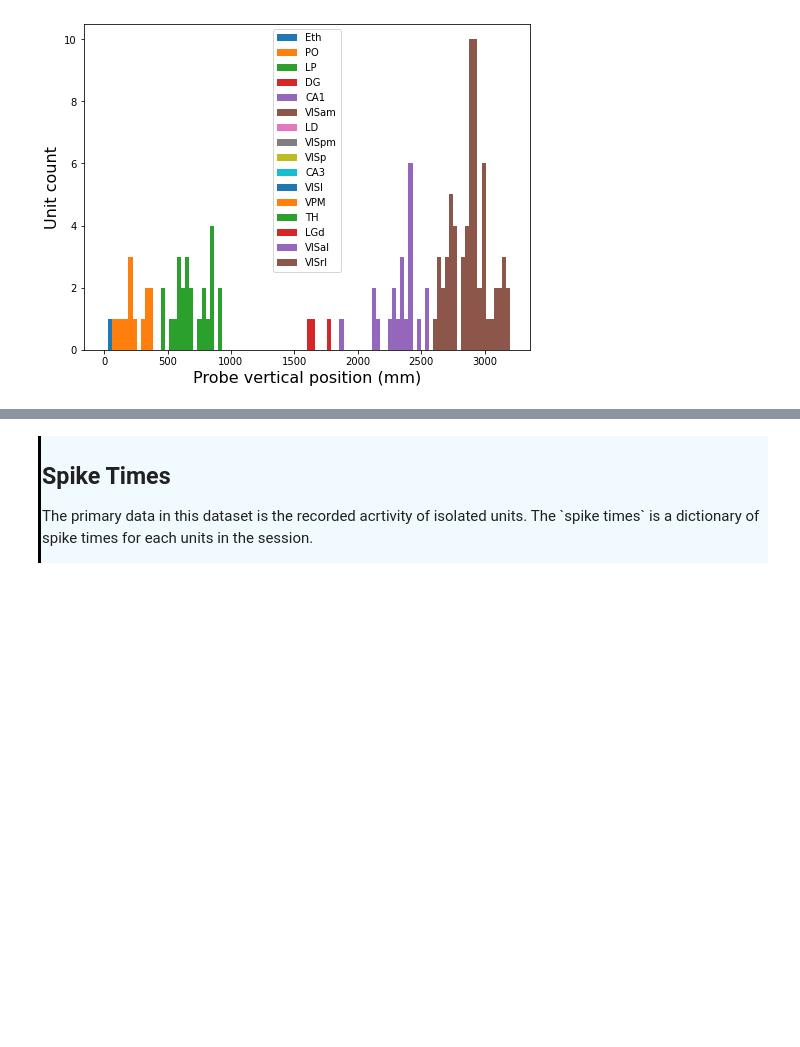
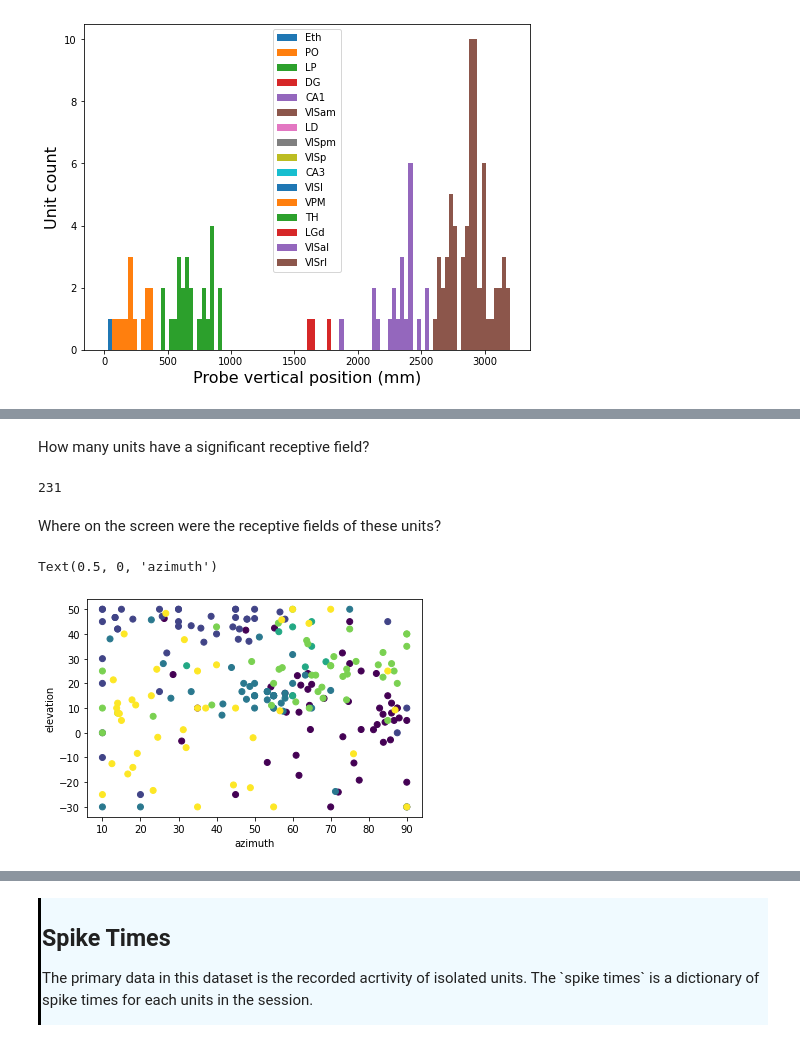
Before and after one commit to AllenInstitute/swdb_2021, a Jupyter notebook: DynamicBrain/Neuropixels_walkthrough.ipynb, the cells around one changed output, grey strips where cells are left out. Cells and saved outputs as stored; diff of their text form; code cells hidden in the pictures; blank space fills up the shorter version.

Commit message:
added receptive field and pupil tasks

```diff
--- a/DynamicBrain/Neuropixels_walkthrough.ipynb
+++ b/DynamicBrain/Neuropixels_walkthrough.ipynb
@@ -378,0 +386,20 @@ plt.show()
+# %% [markdown]
+How many units have a significant receptive field?
+# %%
+rf_units=good_units.p_value_rf<0.01
+sum(rf_units)
+# %% [output]
+231
+# %% [markdown]
+Where on the screen were the receptive fields of these units?
+# %%
+plt.figure()
+#restrict to units with a significant receptive field
+#color points by probe ID
+plt.scatter(x=good_units.azimuth_rf[rf_units],y=good_units.elevation_rf[rf_units],
+            c=good_units.probe_id[rf_units])
+plt.ylabel('elevation')
+plt.xlabel('azimuth')
+# %% [output]
+Text(0.5, 0, 'azimuth')
+[figure, added]
```
Also changed, not shown: parts of 16 cells of this notebook.
